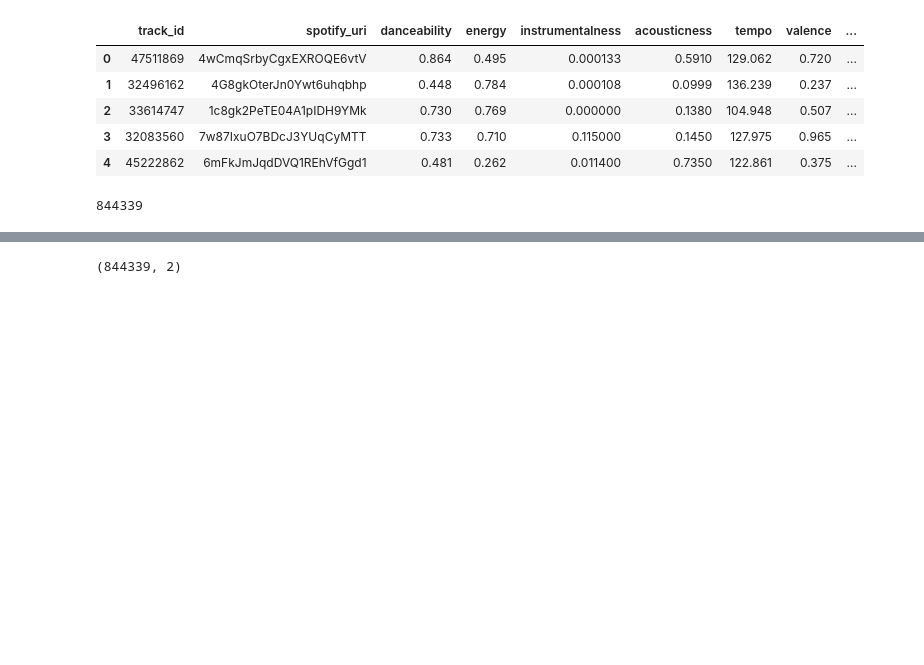
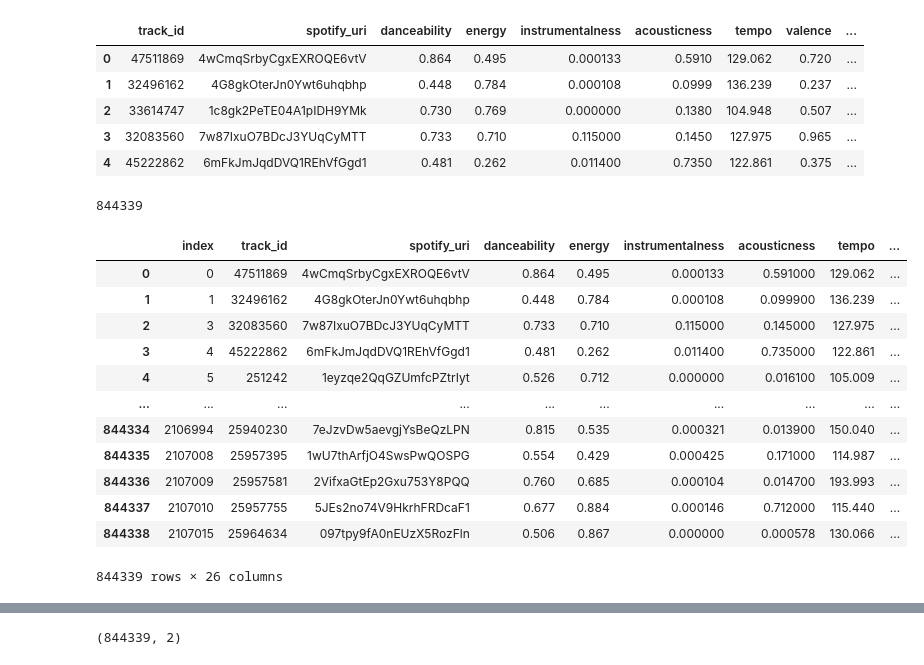
Before and after one commit to GloryFight3r/music_recommender, a Jupyter notebook: src/DataExploration/explore.ipynb, the cells around one changed output, grey strips where cells are left out. Cells and saved outputs as stored; diff of their text form; code cells hidden in the pictures; blank space fills up the shorter version.

```diff
--- a/src/DataExploration/explore.ipynb
+++ b/src/DataExploration/explore.ipynb
@@ -41,2 +48,22 @@ reducer = umap.UMAP()
+# %%
+#one hot encode the key
+one_hot_encoded = pd.get_dummies(spotify_df, columns=['key'], dtype='int')
+#one_hot_encoded = spotify_df
+
+one_hot_encoded
+# %% [output]
+|  | index | track_id | spotify_uri | danceability | energy | instrumentalness | acousticness | tempo | ... |
+| 0 | 0 | 47511869 | 4wCmqSrbyCgxEXROQE6vtV | 0.864 | 0.495 | 0.000133 | 0.591000 | 129.062 | ... |
+| 1 | 1 | 32496162 | 4G8gkOterJn0Ywt6uhqbhp | 0.448 | 0.784 | 0.000108 | 0.099900 | 136.239 | ... |
+| 2 | 3 | 32083560 | 7w87IxuO7BDcJ3YUqCyMTT | 0.733 | 0.710 | 0.115000 | 0.145000 | 127.975 | ... |
+| 3 | 4 | 45222862 | 6mFkJmJqdDVQ1REhVfGgd1 | 0.481 | 0.262 | 0.011400 | 0.735000 | 122.861 | ... |
+| 4 | 5 | 251242 | 1eyzqe2QqGZUmfcPZtrIyt | 0.526 | 0.712 | 0.000000 | 0.016100 | 105.009 | ... |
+| ... | ... | ... | ... | ... | ... | ... | ... | ... | ... |
+| 844334 | 2106994 | 25940230 | 7eJzvDw5aevgjYsBeQzLPN | 0.815 | 0.535 | 0.000321 | 0.013900 | 150.040 | ... |
+| 844335 | 2107008 | 25957395 | 1wU7thArfjO4SwsPwQOSPG | 0.554 | 0.429 | 0.000425 | 0.171000 | 114.987 | ... |
+| 844336 | 2107009 | 25957581 | 2VifxaGtEp2Gxu753Y8PQQ | 0.760 | 0.685 | 0.000104 | 0.014700 | 193.993 | ... |
+| 844337 | 2107010 | 25957755 | 5JEs2no74V9HkrhFRDcaF1 | 0.677 | 0.884 | 0.000146 | 0.712000 | 115.440 | ... |
+| 844338 | 2107015 | 25964634 | 097tpy9fA0nEUzX5RozFln | 0.506 | 0.867 | 0.000000 | 0.000578 | 130.066 | ... |
+844339 rows × 26 columns
 # %%
 # scale feature
```
Also changed, not shown: parts of 16 cells of this notebook, 8 other files.
